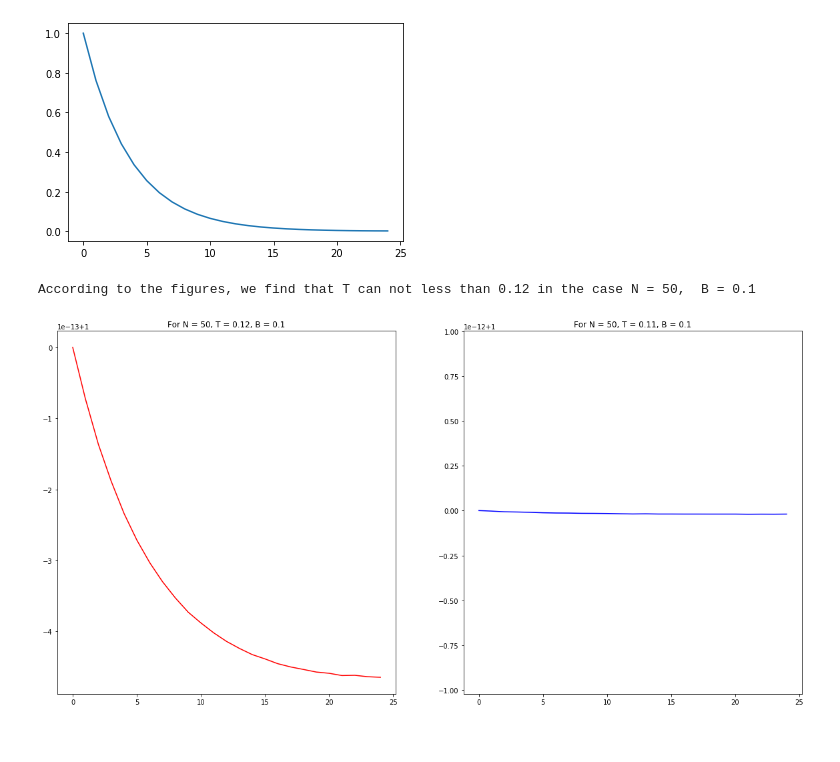
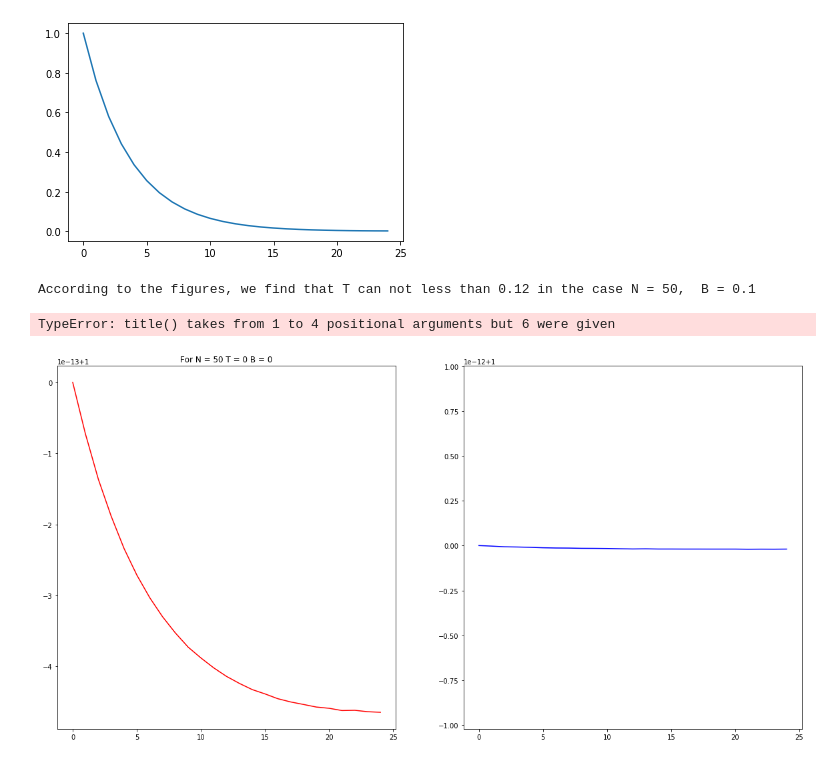
Before and after one commit to NTHU-Phys-Qubit/hw2-SamHuang235, a Jupyter notebook: Problem-1.ipynb, the cells around one changed output. Saved outputs shown, nothing was run; the diff lists cells and outputs as text; code cells hidden in the pictures.

```diff
--- a/Problem-1.ipynb
+++ b/Problem-1.ipynb
@@ -98,44 +98,45 @@ B = 0.01
 impurity = np.array([[1,0],[0,-1]])
 def S(j):
     s = np.eye(2)
     for x in range(N):
         if x == 0:
             s = np.dot(s,impurity)
         if x == j:
             s = np.dot(s,impurity)
         s = np.dot(s,R(T,B))
     return np.trace(s)/np.trace(Z(N,T,B))
 v = np.zeros(int(N/2))
 for i in range (int(N/2)):
     v[i] = S(i)
-N = 50
-T = 0.11
-B = 0.01
+N1 = 50
+T1 = 0.11
+B1 = 0.01
 impurity = np.array([[1,0],[0,-1]])
 def S(j):
     s = np.eye(2)
-    for x in range(N):
+    for x in range(N1):
         if x == 0:
             s = np.dot(s,impurity)
         if x == j:
             s = np.dot(s,impurity)
-        s = np.dot(s,R(T,B))
-    return np.trace(s)/np.trace(Z(N,T,B))
-w = np.zeros(int(N/2))
-for i in range (int(N/2)):
+        s = np.dot(s,R(T1,B1))
+    return np.trace(s)/np.trace(Z(N1,T1,B1))
+w = np.zeros(int(N1/2))
+for i in range (int(N1/2)):
     w[i] = S(i)
 print("According to the figures, we find that T can not less than 0.12 in the case N = 50,  B = 0.1")
 plt.figure(figsize=(20, 10))
 plt.subplot(1,2,1)
 plt.plot(v,'r')
-plt.title("For N = 50, T = 0.12, B = 0.1")
+plt.title("For N = %i T = %.2f B = %i" %(N,T,B))
 plt.subplot(1,2,2)
 plt.plot(w,'b')
-plt.title("For N = 50, T = 0.11, B = 0.1")
+plt.title("For N = %i T = %.2f T1 B = %i" %(N1,B))
 plt.show()
 # %% [output]
 According to the figures, we find that T can not less than 0.12 in the case N = 50,  B = 0.1
+TypeError: title() takes from 1 to 4 positional arguments but 6 were given
-[figure, old version]
+[figure, new version]
 # %%
 N = 85
 T = 0.12
```
Also changed, not shown: parts of 1 cell of this notebook.
